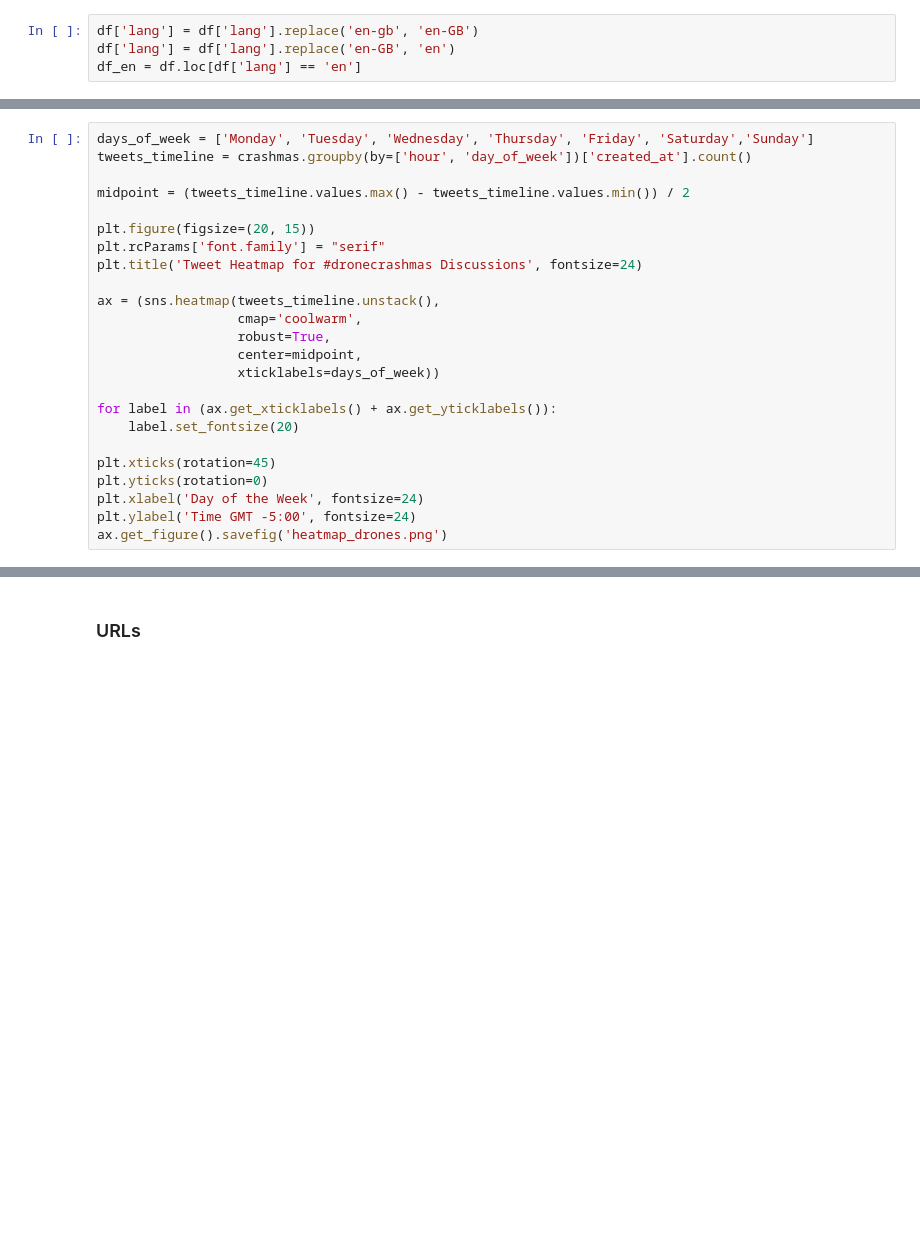
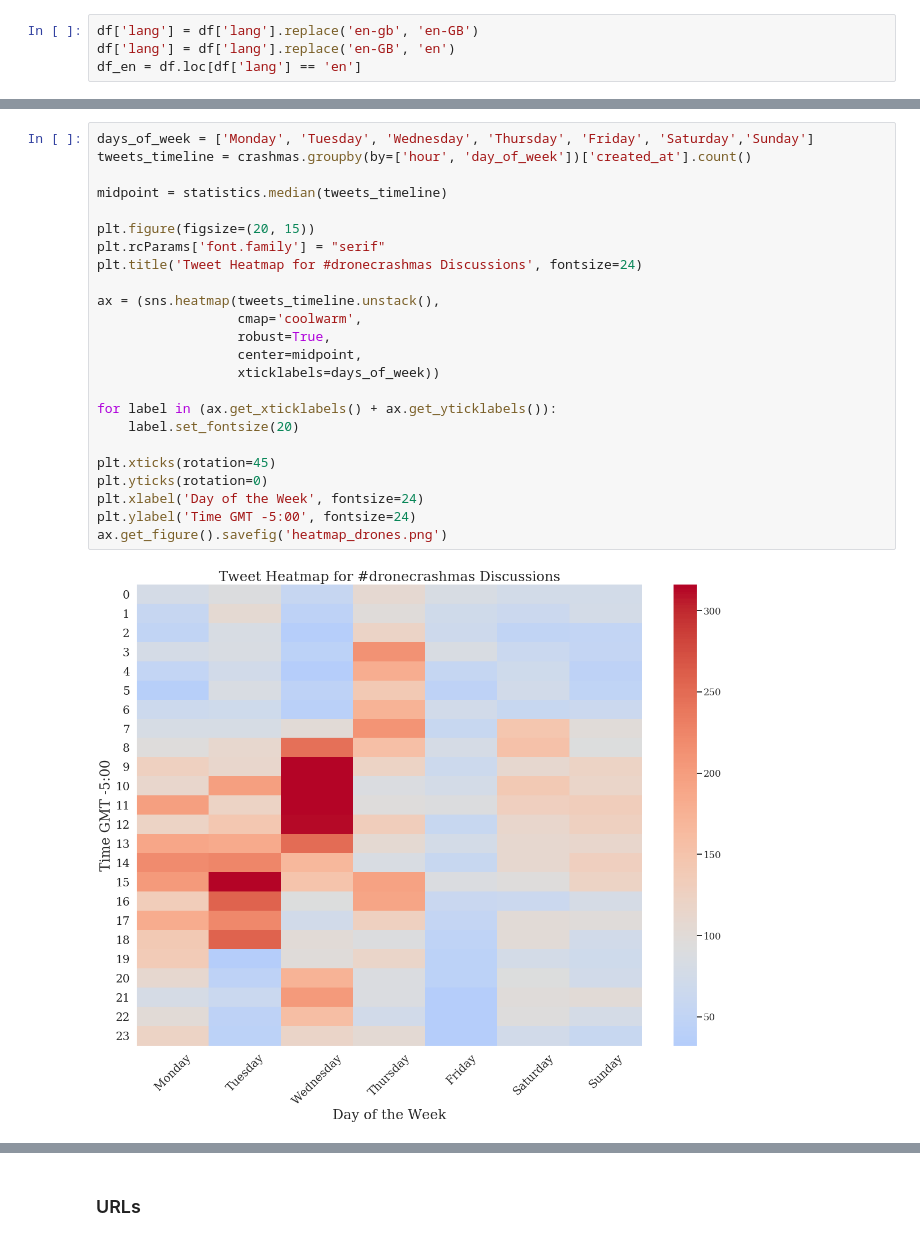
Before and after one commit to scarnecchia/dronecrashmas_2019, a Jupyter notebook: Analysis.ipynb, the cells around one changed output, grey strips where cells are left out. Cells and saved outputs as stored; diff of their text form; blank space fills up the shorter version.

```diff
--- a/Analysis.ipynb
+++ b/Analysis.ipynb
@@ -96,26 +116,28 @@ g1.savefig("Tweets_Hour_Dads.png")
 # %%
 days_of_week = ['Monday', 'Tuesday', 'Wednesday', 'Thursday', 'Friday', 'Saturday','Sunday']
 tweets_timeline = crashmas.groupby(by=['hour', 'day_of_week'])['created_at'].count()
 
-midpoint = (tweets_timeline.values.max() - tweets_timeline.values.min()) / 2
+midpoint = statistics.median(tweets_timeline)
 
 plt.figure(figsize=(20, 15))
 plt.rcParams['font.family'] = "serif"
 plt.title('Tweet Heatmap for #dronecrashmas Discussions', fontsize=24)
 
 ax = (sns.heatmap(tweets_timeline.unstack(),
                   cmap='coolwarm',
                   robust=True,
                   center=midpoint,
                   xticklabels=days_of_week))
 
 for label in (ax.get_xticklabels() + ax.get_yticklabels()):
     label.set_fontsize(20)
 
 plt.xticks(rotation=45)
 plt.yticks(rotation=0)
 plt.xlabel('Day of the Week', fontsize=24)
 plt.ylabel('Time GMT -5:00', fontsize=24)
 ax.get_figure().savefig('heatmap_drones.png')
+# %% [output]
+[figure, added]
 # %% [markdown]
 ## URLs, Users, and Hashtags
```
Also changed, not shown: parts of 14 cells of this notebook, 2 other files.
